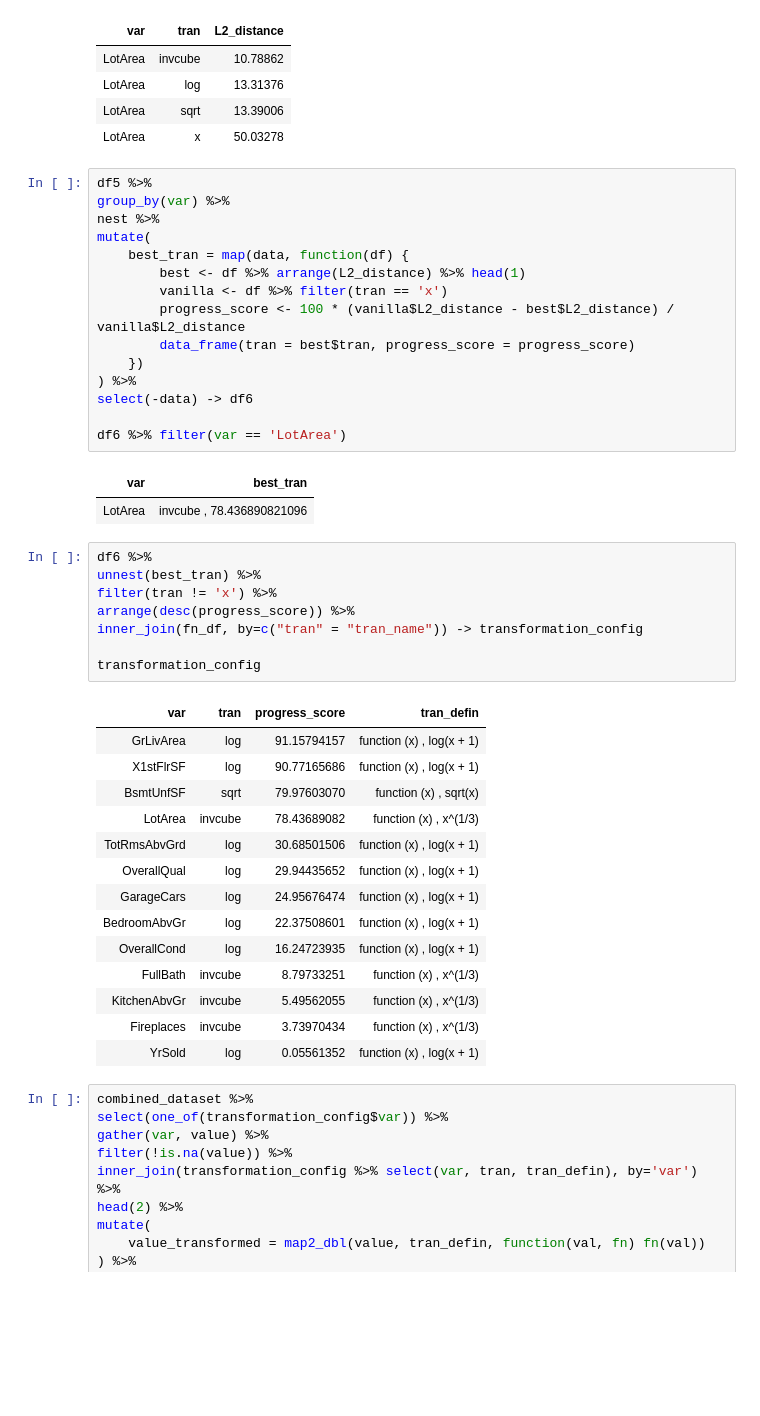
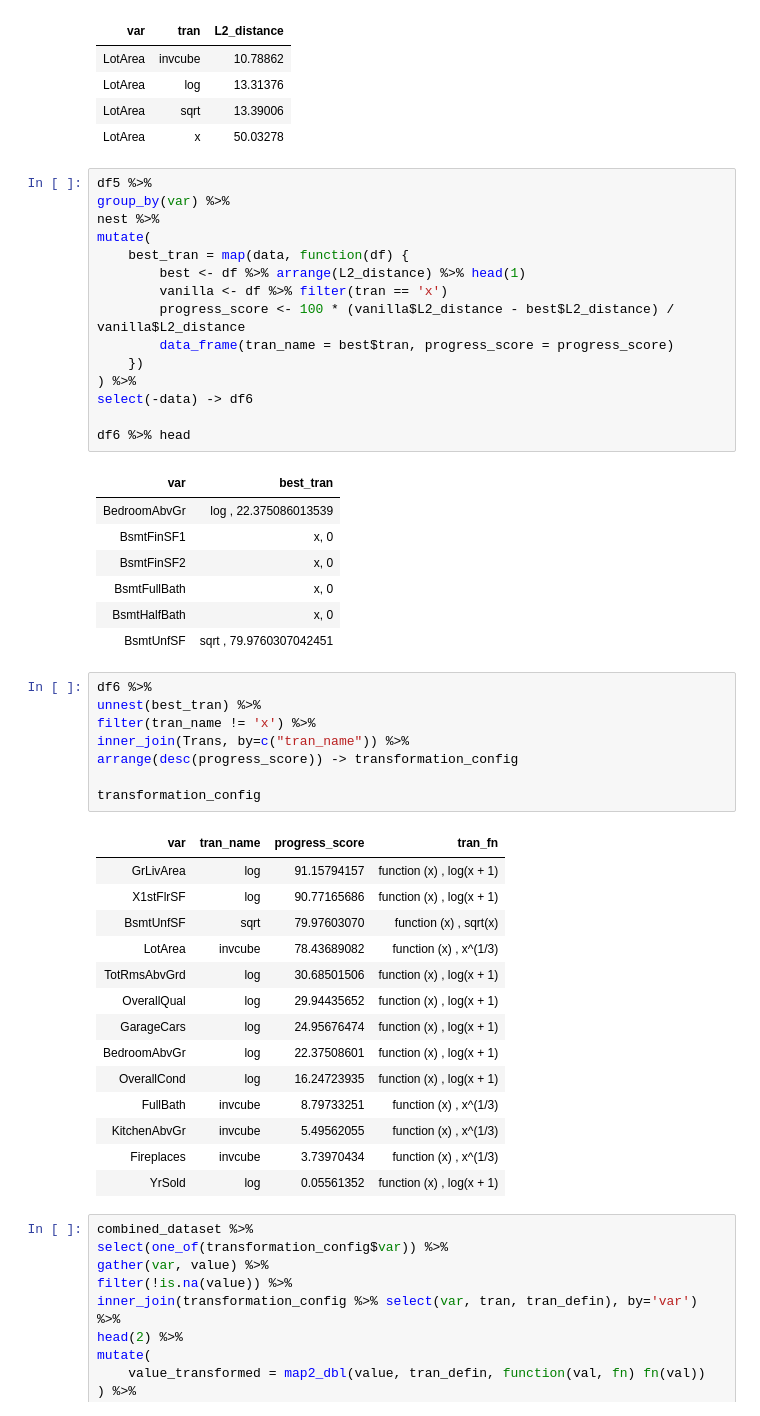
Before and after one commit to MatrixNorm/kaggle, a Jupyter notebook: rbooks/house_prices/DEV_transform_numeric.ipynb, the cells around one changed output. Drawn from its saved outputs; the diff is of its cells as text; blank space fills up the shorter version.

```diff
--- a/rbooks/house_prices/DEV_transform_numeric.ipynb
+++ b/rbooks/house_prices/DEV_transform_numeric.ipynb
@@ -160,31 +165,36 @@ df5 %>% filter(var == 'LotArea')
 # %%
 df5 %>%
 group_by(var) %>%
 nest %>%
 mutate(
     best_tran = map(data, function(df) {
         best <- df %>% arrange(L2_distance) %>% head(1)
         vanilla <- df %>% filter(tran == 'x')
         progress_score <- 100 * (vanilla$L2_distance - best$L2_distance) / vanilla$L2_distance
-        data_frame(tran = best$tran, progress_score = progress_score)
+        data_frame(tran_name = best$tran, progress_score = progress_score)
     })
 ) %>%
 select(-data) -> df6
 
-df6 %>% filter(var == 'LotArea')
+df6 %>% head
 # %% [output]
 | var | best_tran |
-| LotArea | invcube , 78.436890821096 |
+| BedroomAbvGr | log , 22.375086013539 |
+| BsmtFinSF1 | x, 0 |
+| BsmtFinSF2 | x, 0 |
+| BsmtFullBath | x, 0 |
+| BsmtHalfBath | x, 0 |
+| BsmtUnfSF | sqrt , 79.9760307042451 |
 # %%
 df6 %>%
 unnest(best_tran) %>%
-filter(tran != 'x') %>%
-arrange(desc(progress_score)) %>%
-inner_join(fn_df, by=c("tran" = "tran_name")) -> transformation_config
+filter(tran_name != 'x') %>%
+inner_join(Trans, by=c("tran_name")) %>%
+arrange(desc(progress_score)) -> transformation_config
 
 transformation_config
 # %% [output]
-| var | tran | progress_score | tran_defin |
+| var | tran_name | progress_score | tran_fn |
 | GrLivArea | log | 91.15794157 | function (x) , log(x + 1) |
 | X1stFlrSF | log | 90.77165686 | function (x) , log(x + 1) |
 | BsmtUnfSF | sqrt | 79.97603070 | function (x) , sqrt(x) |
```
Also changed, not shown: parts of 3 cells of this notebook, 1 other file.
